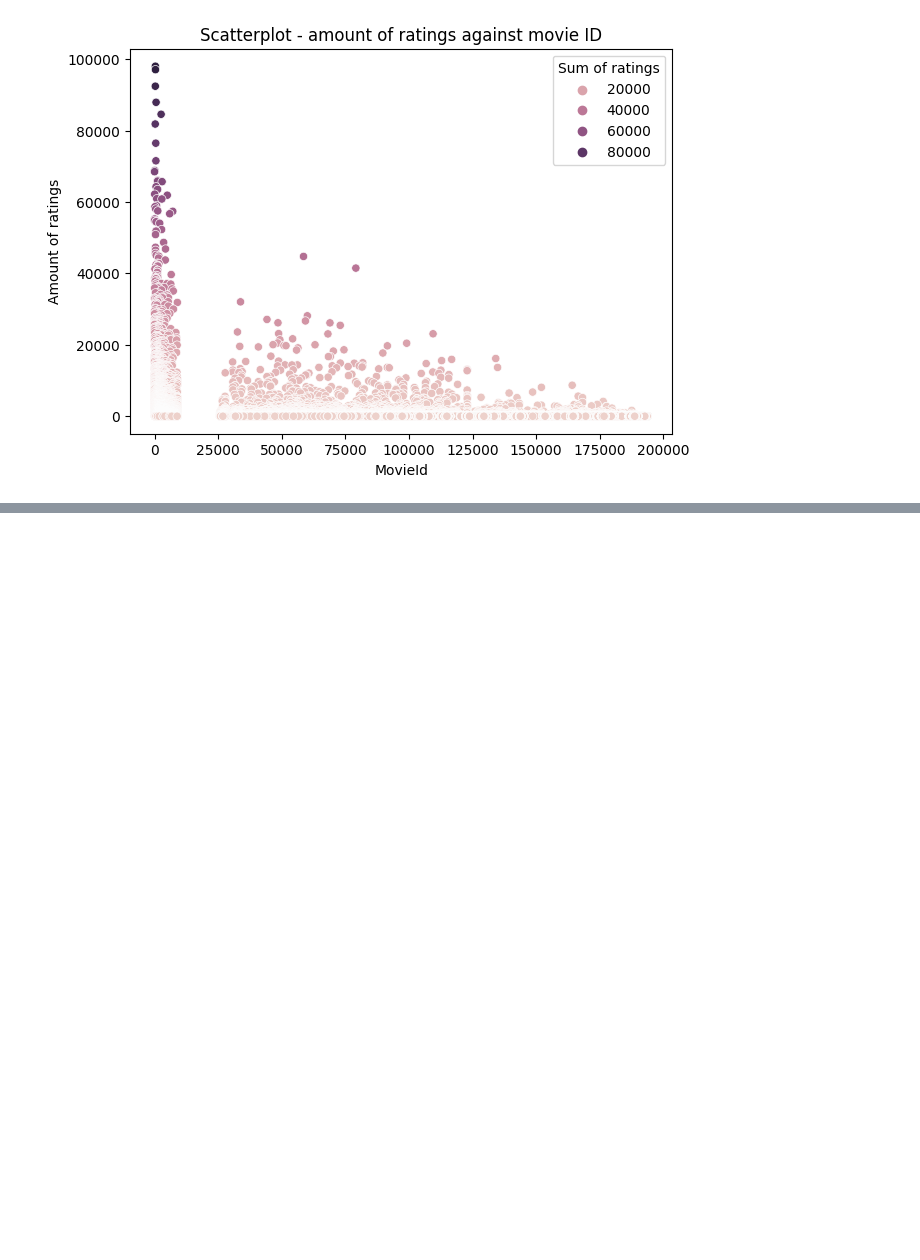
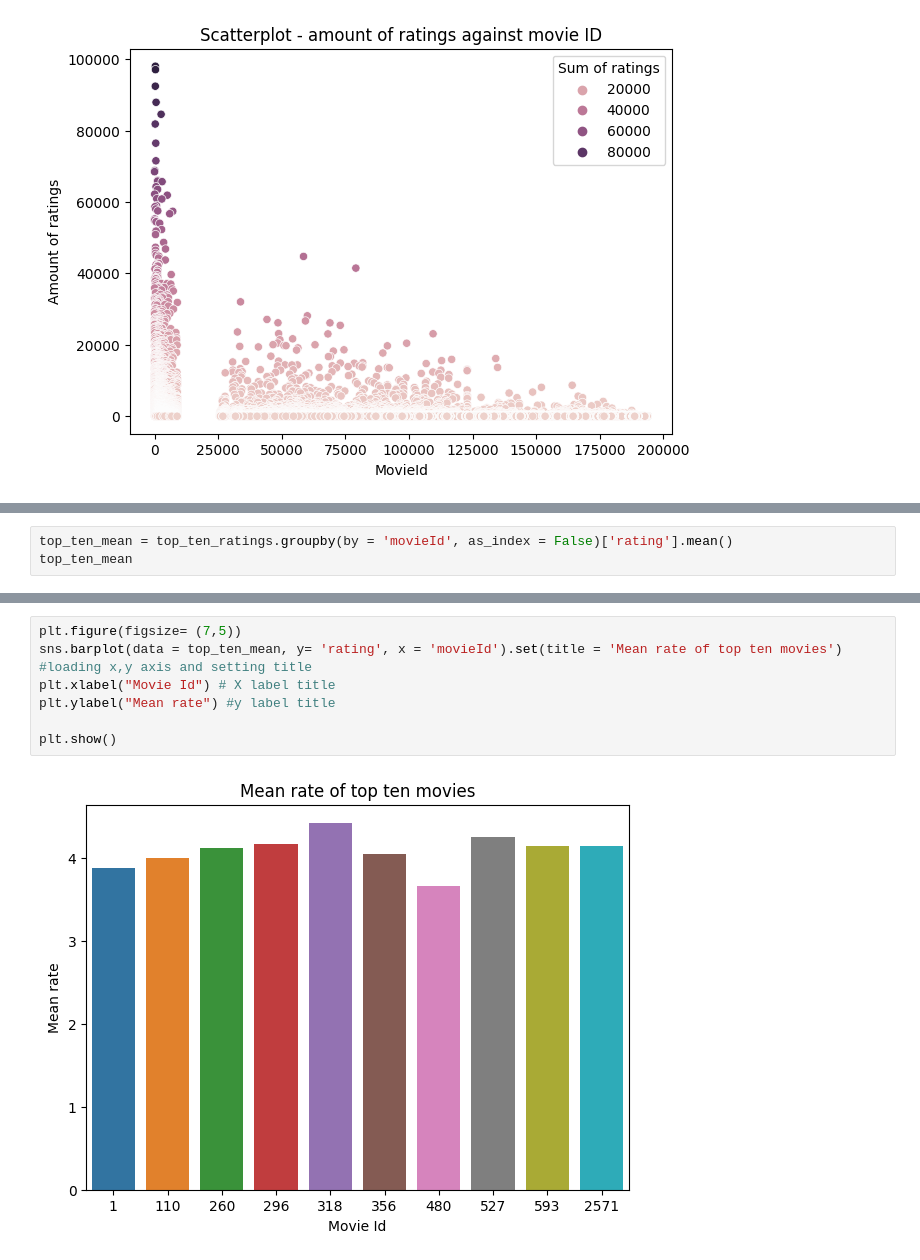
Before and after one commit to SauronGunnars/Machine-learning-Sara-Gunnars, a Jupyter notebook: Lab/recommender_system.ipynb, the cells around one changed output, grey strips where cells are left out. Drawn from its saved outputs; the diff is of its cells as text; blank space fills up the shorter version.

```diff
--- a/Lab/recommender_system.ipynb
+++ b/Lab/recommender_system.ipynb
@@ -299,0 +311,3 @@ plt.show()
+# %%
+top_ten_mean = top_ten_ratings.groupby(by = 'movieId', as_index = False)['rating'].mean()
+top_ten_mean
@@ -299,0 +326,9 @@ plt.show()
+# %%
+plt.figure(figsize= (7,5))
+sns.barplot(data = top_ten_mean, y= 'rating', x = 'movieId').set(title = 'Mean rate of top ten movies') #loading x,y axis and setting title
+plt.xlabel("Movie Id") # X label title
+plt.ylabel("Mean rate") #y label title
+
+plt.show()
+# %% [output]
+[figure, added]
```
Also changed, not shown: parts of 3 cells of this notebook.
